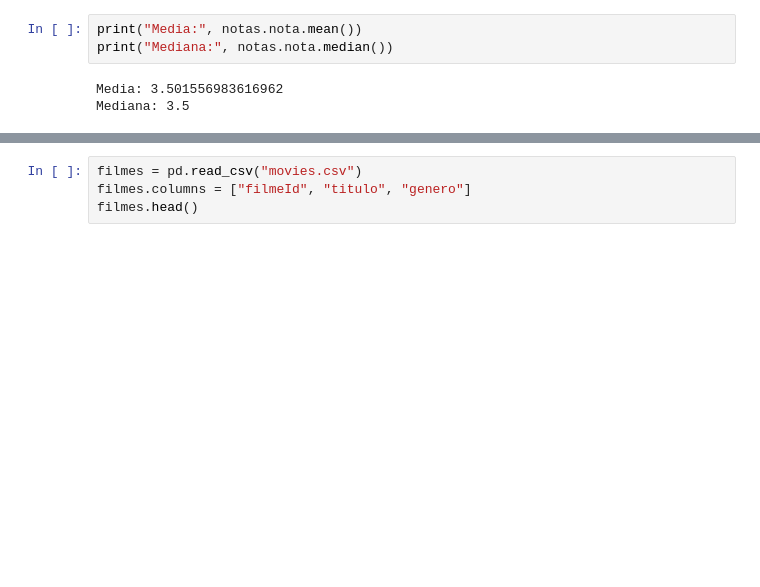
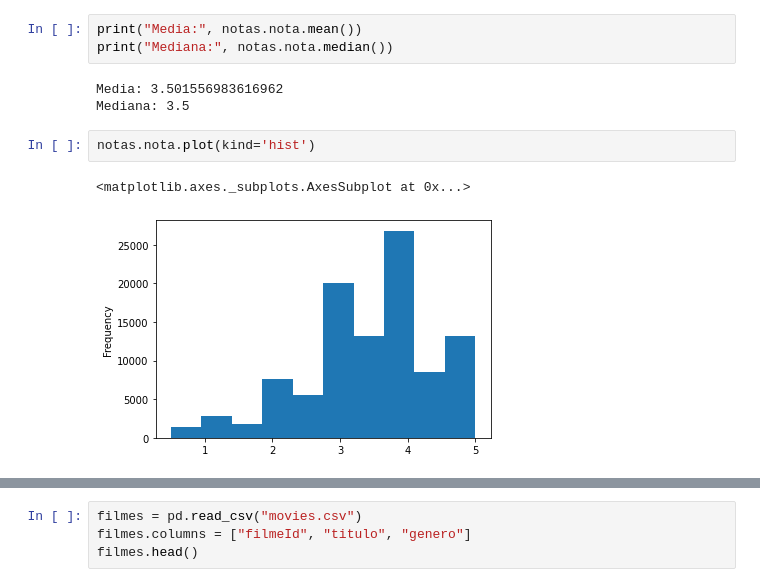
Before and after one commit to nandasilp/alura-datascience, a Jupyter notebook: aula0_introducao_data_science.ipynb, the cells around one changed output, grey strips where cells are left out. Saved outputs shown, nothing was run; the diff lists cells and outputs as text; blank space fills up the shorter version.

Commit message:
Data Science - analise e visualização de dados

```diff
--- a/aula0_introducao_data_science.ipynb
+++ b/aula0_introducao_data_science.ipynb
@@ -58,3 +60,8 @@ print("Mediana:", notas.nota.median())
 # %% [output]
 Media: 3.501556983616962
 Mediana: 3.5
+# %%
+notas.nota.plot(kind='hist')
+# %% [output]
+<matplotlib.axes._subplots.AxesSubplot at 0x...>
+[figure, added]
```
Also changed, not shown: parts of 36 cells of this notebook.
